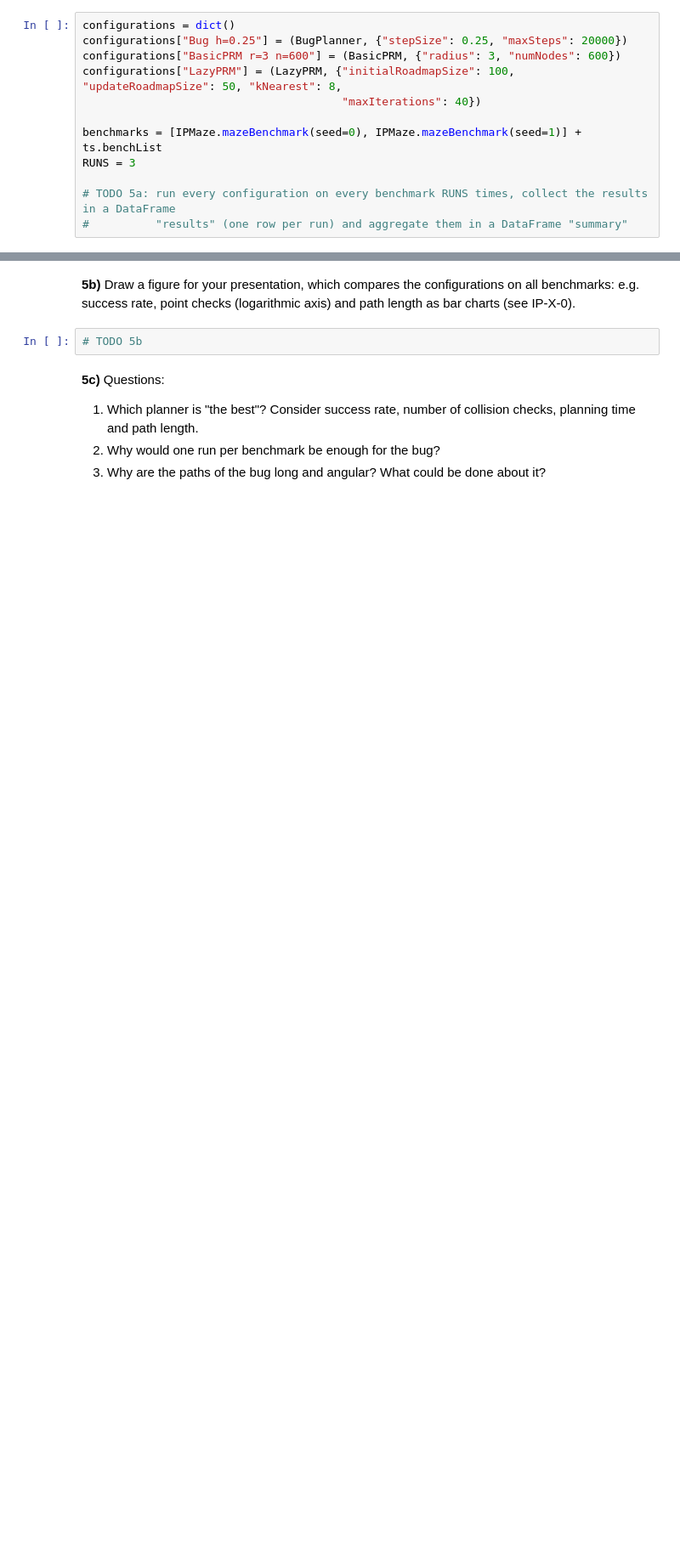
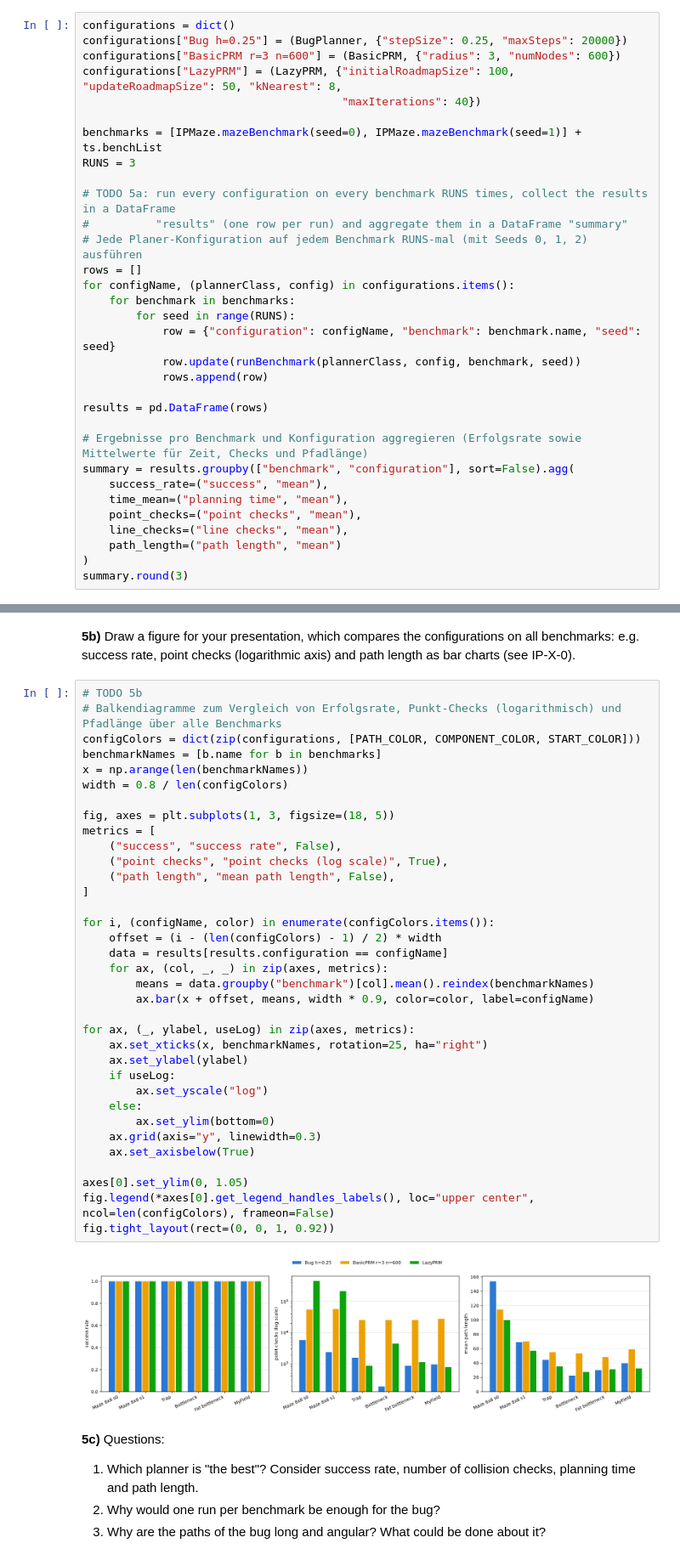
Before and after one commit to Hoesslicher/Roboterprogrammierung, a Jupyter notebook: notebooks/IP-7-1-Lab-Maze_solution.ipynb, the cells around one changed output, grey strips where cells are left out. Shown at 85% size. Cells and saved outputs as stored; diff of their text form; blank space fills up the shorter version.

```diff
--- a/notebooks/IP-7-1-Lab-Maze_solution.ipynb
+++ b/notebooks/IP-7-1-Lab-Maze_solution.ipynb
@@ -682,3 +804,23 @@ RUNS = 3
 
 # TODO 5a: run every configuration on every benchmark RUNS times, collect the results in a DataFrame
 #          "results" (one row per run) and aggregate them in a DataFrame "summary"
+# Jede Planer-Konfiguration auf jedem Benchmark RUNS-mal (mit Seeds 0, 1, 2) ausführen
+rows = []
+for configName, (plannerClass, config) in configurations.items():
+    for benchmark in benchmarks:
+        for seed in range(RUNS):
+            row = {"configuration": configName, "benchmark": benchmark.name, "seed": seed}
+            row.update(runBenchmark(plannerClass, config, benchmark, seed))
+            rows.append(row)
+
+results = pd.DataFrame(rows)
+
+# Ergebnisse pro Benchmark und Konfiguration aggregieren (Erfolgsrate sowie Mittelwerte für Zeit, Checks und Pfadlänge)
+summary = results.groupby(["benchmark", "configuration"], sort=False).agg(
+    success_rate=("success", "mean"),
+    time_mean=("planning time", "mean"),
+    point_checks=("point checks", "mean"),
+    line_checks=("line checks", "mean"),
+    path_length=("path length", "mean")
+)
+summary.round(3)
@@ -686,6 +847,41 @@ RUNS = 3
 **5b)** Draw a figure for your presentation, which compares the configurations on all benchmarks: e.g. success rate, point checks (logarithmic axis) and path length as bar charts (see IP-X-0).
 # %%
 # TODO 5b
+# Balkendiagramme zum Vergleich von Erfolgsrate, Punkt-Checks (logarithmisch) und Pfadlänge über alle Benchmarks
+configColors = dict(zip(configurations, [PATH_COLOR, COMPONENT_COLOR, START_COLOR]))
+benchmarkNames = [b.name for b in benchmarks]
+x = np.arange(len(benchmarkNames))
+width = 0.8 / len(configColors)
+
+fig, axes = plt.subplots(1, 3, figsize=(18, 5))
+metrics = [
+    ("success", "success rate", False),
+    ("point checks", "point checks (log scale)", True),
+    ("path length", "mean path length", False),
+]
+
+for i, (configName, color) in enumerate(configColors.items()):
+    offset = (i - (len(configColors) - 1) / 2) * width
+    data = results[results.configuration == configName]
+    for ax, (col, _, _) in zip(axes, metrics):
+        means = data.groupby("benchmark")[col].mean().reindex(benchmarkNames)
+        ax.bar(x + offset, means, width * 0.9, color=color, label=configName)
+
+for ax, (_, ylabel, useLog) in zip(axes, metrics):
+    ax.set_xticks(x, benchmarkNames, rotation=25, ha="right")
+    ax.set_ylabel(ylabel)
+    if useLog:
+        ax.set_yscale("log")
+    else:
+        ax.set_ylim(bottom=0)
+    ax.grid(axis="y", linewidth=0.3)
+    ax.set_axisbelow(True)
+
+axes[0].set_ylim(0, 1.05)
+fig.legend(*axes[0].get_legend_handles_labels(), loc="upper center", ncol=len(configColors), frameon=False)
+fig.tight_layout(rect=(0, 0, 1, 0.92))
+# %% [output]
+[figure, added]
 # %% [markdown]
 **5c)** Questions:
 
```
Also changed, not shown: parts of 19 cells of this notebook, 4 other files.
